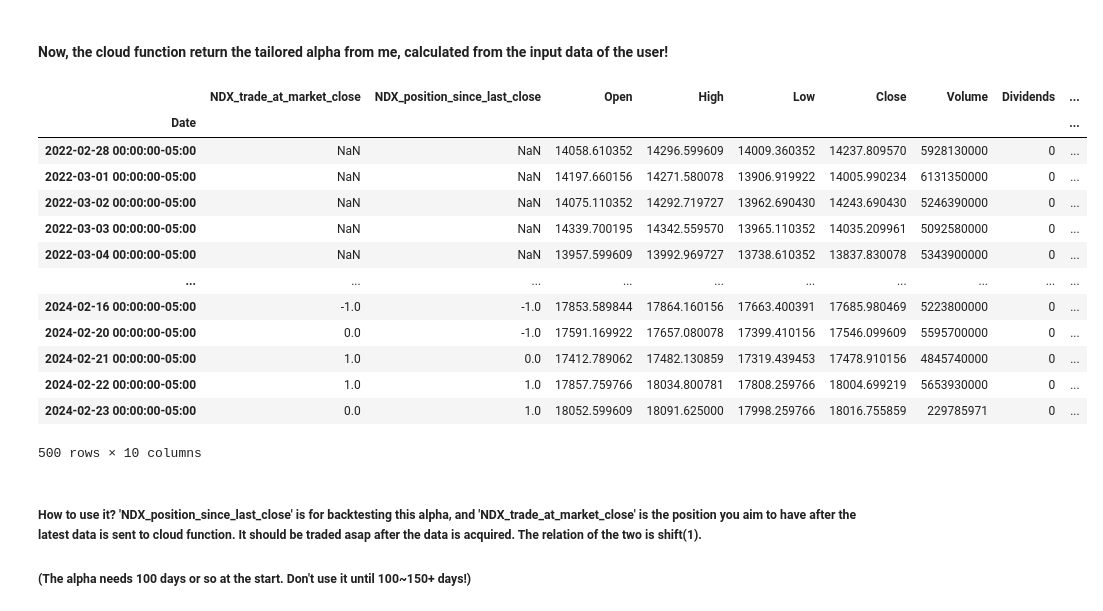
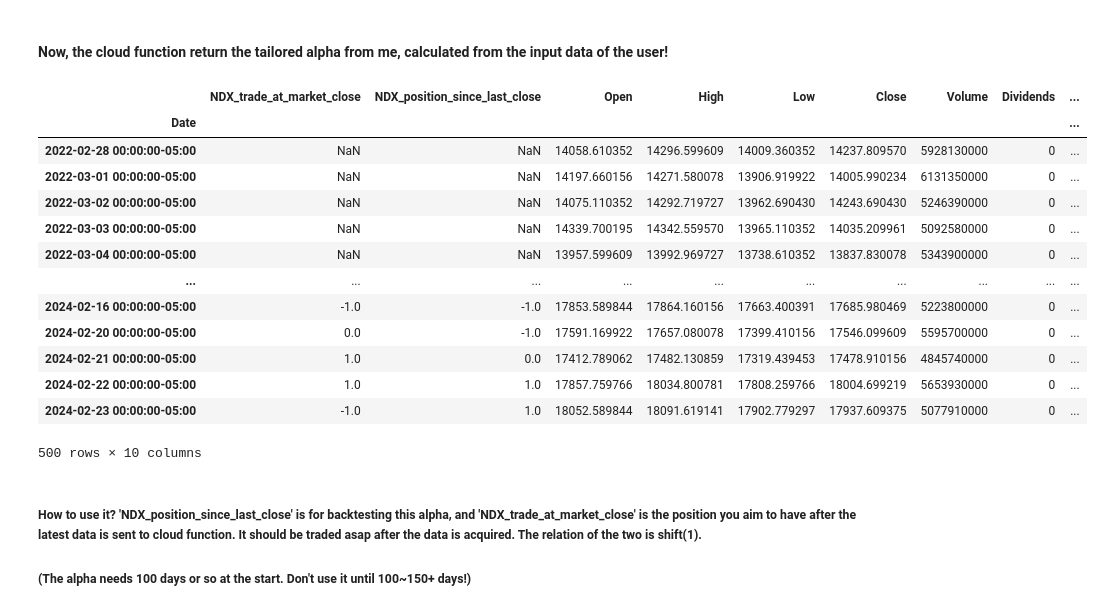
Before and after one commit to tcn1john/Alpha_Blackbox, a Jupyter notebook: NDX_next_day_alpha.ipynb, the cells around one changed output. Cells and saved outputs as stored; diff of their text form; code cells hidden in the pictures.

```diff
--- a/NDX_next_day_alpha.ipynb
+++ b/NDX_next_day_alpha.ipynb
@@ -40,34 +40,35 @@ def get_ndx_alp_from_kbars_df(df):
     import requests
     url = 'https://asia-east1-grounded-access-387509.cloudfunctions.net/AlphaReturn'  # Replace this with your API endpoint
     headers = {'Content-Type': 'application/json'}
     try:
         response = requests.post(url, data=df.to_json(orient='records'), headers=headers)
         if response.status_code == 200:
             return response.text
         else:
             print("Failed to send data. Status code:", response.status_code)
     except requests.exceptions.RequestException as e:
         print("Error:", e)
 
 cloud_alp = get_ndx_alp_from_kbars_df(df)
 alpdf = pd.read_json(cloud_alp)
 alpdf.iloc[:100,:2] = np.nan
 alpdf.index = df.index
+alpdf.to_csv('historical_alpha_validation_since_202402.csv')
 alpdf
 # %% [output]
 |  | NDX_trade_at_market_close | NDX_position_since_last_close | Open | High | Low | Close | Volume | Dividends | ... |
 | Date |  |  |  |  |  |  |  |  | ... |
 | 2022-02-28 00:00:00-05:00 | NaN | NaN | 14058.610352 | 14296.599609 | 14009.360352 | 14237.809570 | 5928130000 | 0 | ... |
 | 2022-03-01 00:00:00-05:00 | NaN | NaN | 14197.660156 | 14271.580078 | 13906.919922 | 14005.990234 | 6131350000 | 0 | ... |
 | 2022-03-02 00:00:00-05:00 | NaN | NaN | 14075.110352 | 14292.719727 | 13962.690430 | 14243.690430 | 5246390000 | 0 | ... |
 | 2022-03-03 00:00:00-05:00 | NaN | NaN | 14339.700195 | 14342.559570 | 13965.110352 | 14035.209961 | 5092580000 | 0 | ... |
 | 2022-03-04 00:00:00-05:00 | NaN | NaN | 13957.599609 | 13992.969727 | 13738.610352 | 13837.830078 | 5343900000 | 0 | ... |
 | ... | ... | ... | ... | ... | ... | ... | ... | ... | ... |
 | 2024-02-16 00:00:00-05:00 | -1.0 | -1.0 | 17853.589844 | 17864.160156 | 17663.400391 | 17685.980469 | 5223800000 | 0 | ... |
 | 2024-02-20 00:00:00-05:00 | 0.0 | -1.0 | 17591.169922 | 17657.080078 | 17399.410156 | 17546.099609 | 5595700000 | 0 | ... |
 | 2024-02-21 00:00:00-05:00 | 1.0 | 0.0 | 17412.789062 | 17482.130859 | 17319.439453 | 17478.910156 | 4845740000 | 0 | ... |
 | 2024-02-22 00:00:00-05:00 | 1.0 | 1.0 | 17857.759766 | 18034.800781 | 17808.259766 | 18004.699219 | 5653930000 | 0 | ... |
-| 2024-02-23 00:00:00-05:00 | 0.0 | 1.0 | 18052.599609 | 18091.625000 | 17998.259766 | 18016.755859 | 229785971 | 0 | ... |
+| 2024-02-23 00:00:00-05:00 | -1.0 | 1.0 | 18052.589844 | 18091.619141 | 17902.779297 | 17937.609375 | 5077910000 | 0 | ... |
 500 rows × 10 columns
 # %% [markdown]
 ##### How to use it? 'NDX_position_since_last_close' is for backtesting this alpha, and 'NDX_trade_at_market_close' is the position you aim to have after the latest data is sent to cloud function. It should be traded asap after the data is acquired. The relation of the two is shift(1).
```
Also changed, not shown: parts of 1 cell of this notebook.
